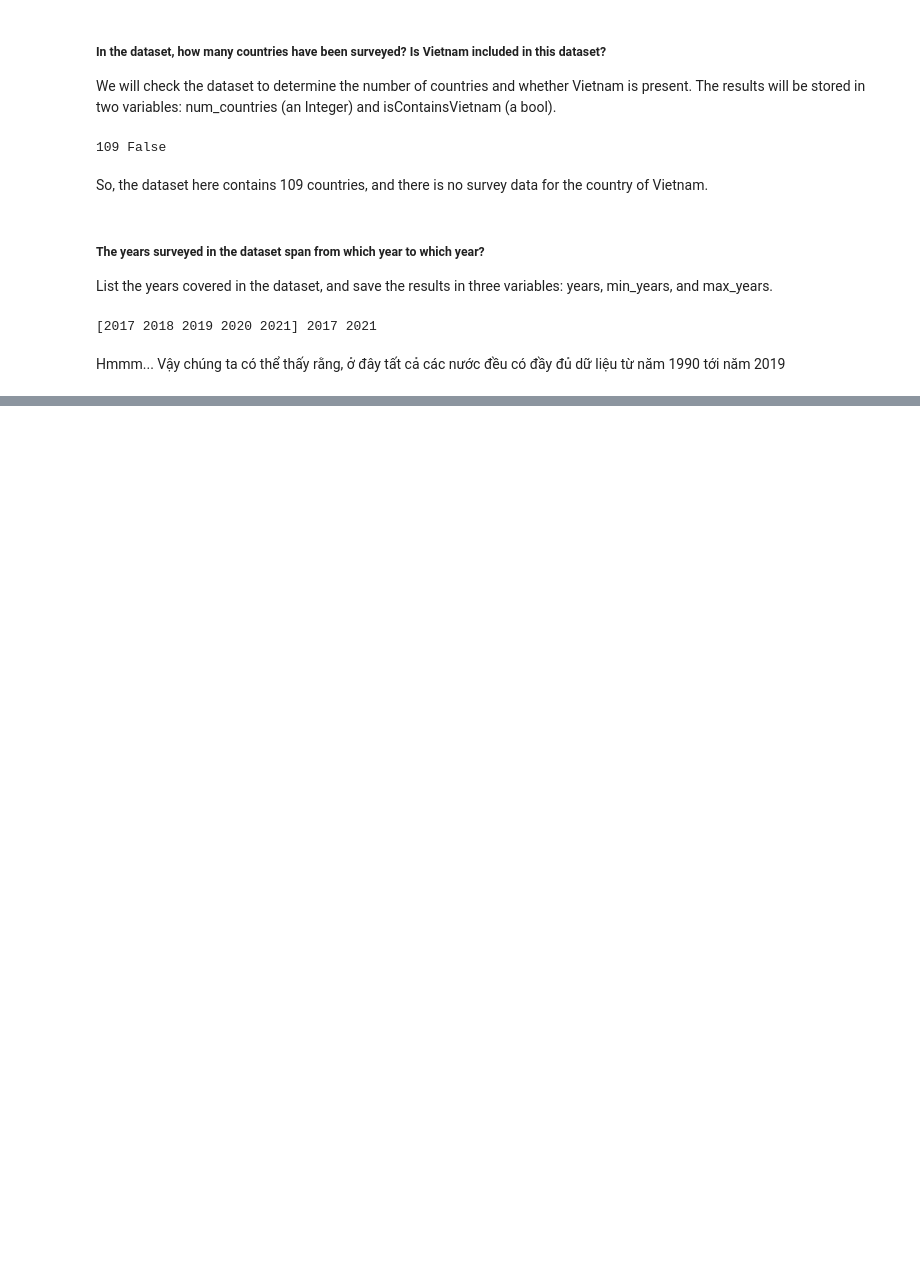
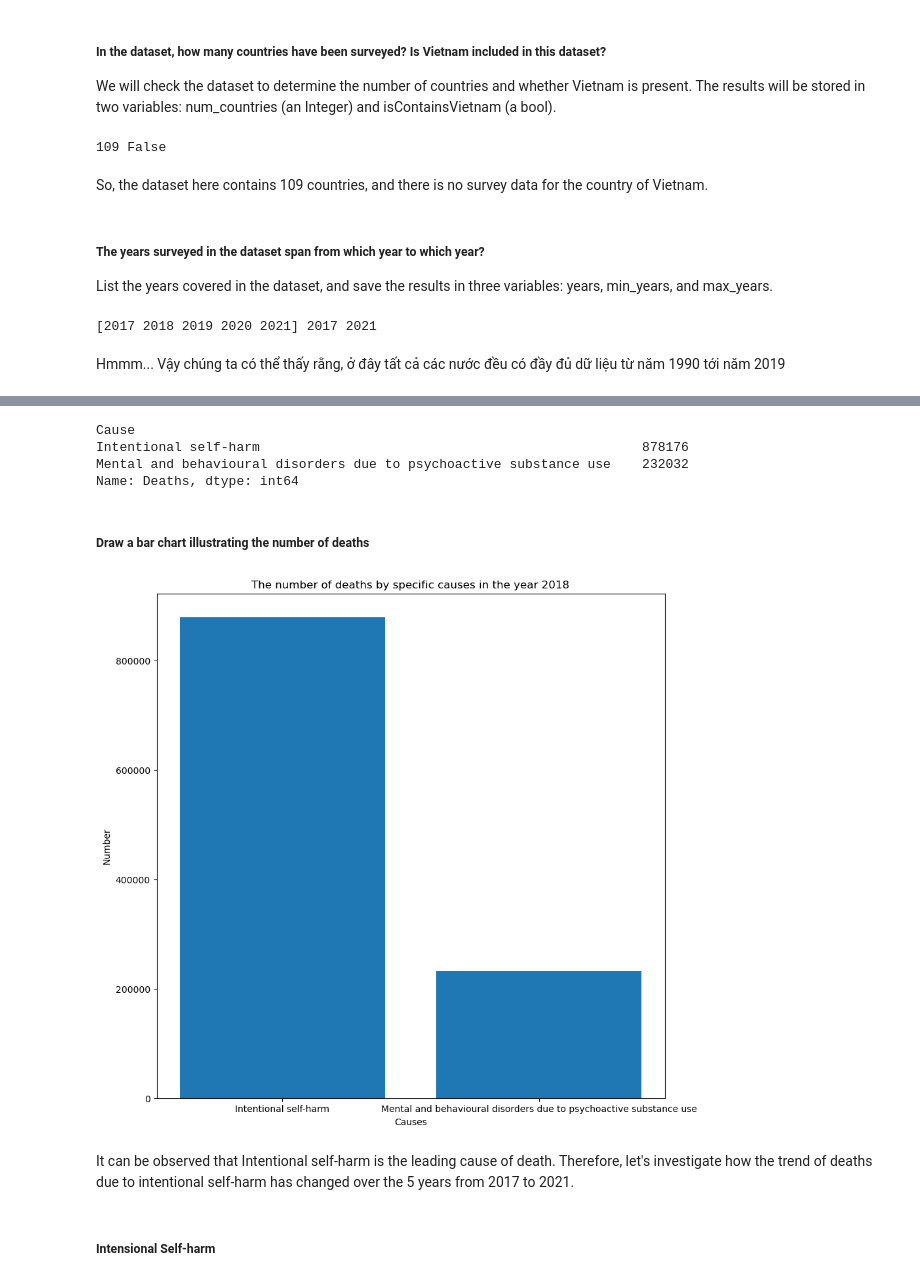
Before and after one commit to VyFoxy/Self_Harm_and_Substance_Abuse_Deaths_Worldwide_2023_P4DS, a Jupyter notebook: Final_Project.ipynb, the cells around one changed output, grey strips where cells are left out. Cells and saved outputs as stored; diff of their text form; code cells hidden in the pictures; blank space fills up the shorter version.

```diff
--- a/Final_Project.ipynb
+++ b/Final_Project.ipynb
@@ -270,0 +350,5 @@ Hmmm... Vậy chúng ta có thể thấy rằng, ở đây tất cả các nư
+# %%
+#Lấy những dòng dữ liệu của năm 2018
+mask = survey_df['Year'] == 2018
+df = survey_df[mask]
+print (df)
@@ -270,0 +373,37 @@ Hmmm... Vậy chúng ta có thể thấy rằng, ở đây tất cả các nư
+# %%
+#Tính tổng ca tử vong trong năm 2018 trên toàn thế giới
+cause_of_deaths_total = []
+
+#Tính tổng ca tử vong theo từng nguyên nhân, lưu vào list cause_of_deaths_total
+cause_of_deaths_total = df.groupby('Cause')['Deaths'].sum()
+print(cause_of_deaths_total)
+
+#List chứa tên từng nguyên nhân gây tử vong
+label = np.array(pd.Series(survey_df["Cause"].unique()))
+# print(label)
+# %% [output]
+Cause
+Intentional self-harm                                                 878176
+Mental and behavioural disorders due to psychoactive substance use    232032
+Name: Deaths, dtype: int64
+# %% [markdown]
+##### Draw a bar chart illustrating the number of deaths
+# %%
+plt.figure(figsize = (10,10))
+
+#Vẽ biểu đồ
+plt.bar(label, cause_of_deaths_total)
+
+#customize chart
+plt.title('The number of deaths by specific causes in the year 2018')
+plt.xlabel('Causes')
+plt.ylabel('Number')
+# plt.xticks(rotation = 90)
+
+plt.show()
+# %% [output]
+[figure, added]
+# %% [markdown]
+It can be observed that Intentional self-harm is the leading cause of death. Therefore, let's investigate how the trend of deaths due to intentional self-harm has changed over the 5 years from 2017 to 2021.
+# %% [markdown]
+##### Intensional Self-harm
```
Also changed, not shown: parts of 39 cells of this notebook, 1 other file.
